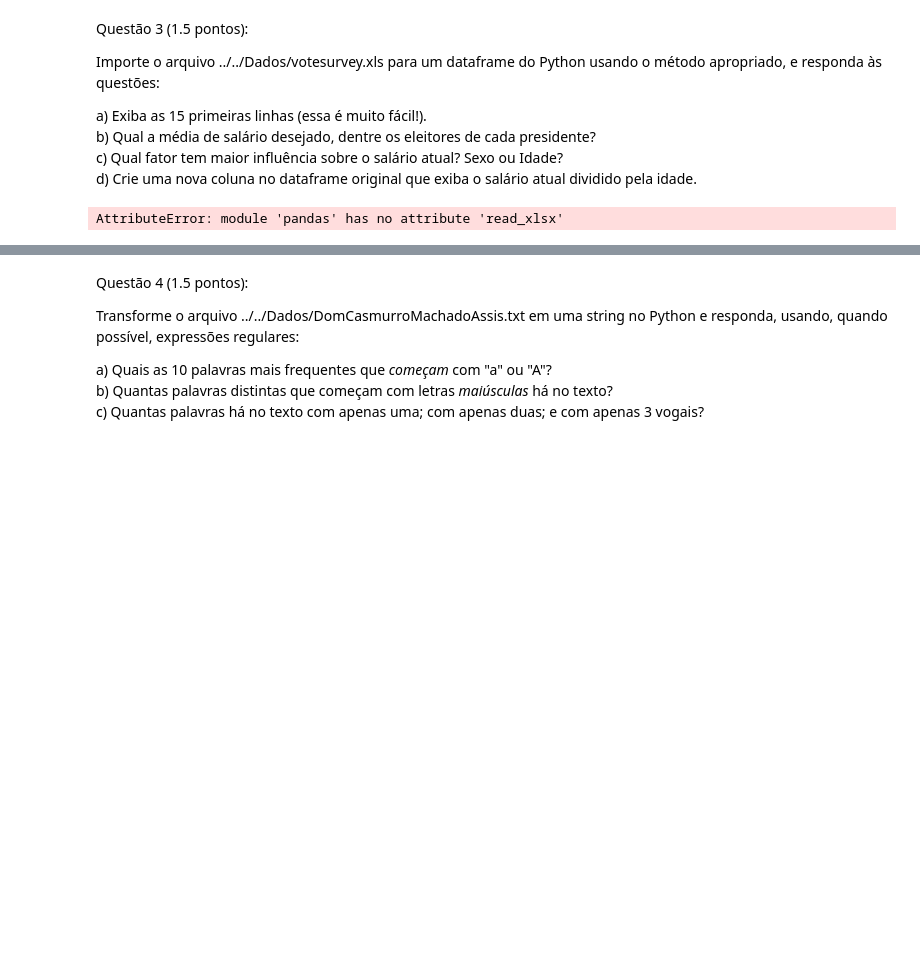
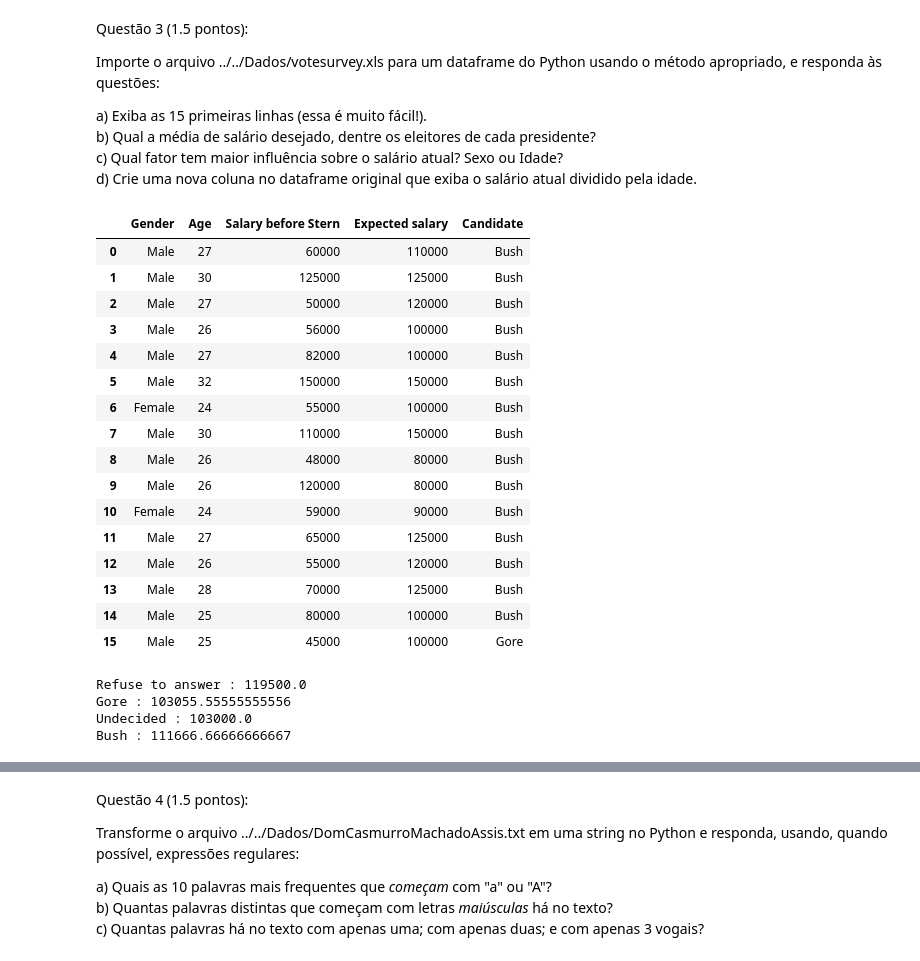
Before and after one commit to Fabioaraujo21/FGV_Programming_Languages, a Jupyter notebook: Python/Exercicios/Avaliacoes/Prova_A2_2018.ipynb, the cells around one changed output, grey strips where cells are left out. Cells and saved outputs as stored; diff of their text form; code cells hidden in the pictures; blank space fills up the shorter version.

```diff
--- a/Python/Exercicios/Avaliacoes/Prova_A2_2018.ipynb
+++ b/Python/Exercicios/Avaliacoes/Prova_A2_2018.ipynb
@@ -78,9 +102,3 @@ a) Exiba as 15 primeiras linhas (essa é muito fácil!).
 b) Qual a média de salário desejado, dentre os eleitores de cada presidente?
 c) Qual fator tem maior influência sobre o salário atual? Sexo ou Idade?
 d) Crie uma nova coluna no dataframe original que exiba o salário atual dividido pela idade.
-# %%
-df = pd.read_xlsx("votesurvey.xlsx")
-df
-df.head()
-# %% [output]
-AttributeError: module 'pandas' has no attribute 'read_xlsx'
@@ -95,0 +110,32 @@ df
+# %%
+#a)
+df_zoo = pd.read_excel('../../Dados/votesurvey.xls')
+df_zoo[0:16]
+# %% [output]
+|  | Gender | Age | Salary before Stern | Expected salary | Candidate |
+| 0 | Male | 27 | 60000 | 110000 | Bush |
+| 1 | Male | 30 | 125000 | 125000 | Bush |
+| 2 | Male | 27 | 50000 | 120000 | Bush |
+| 3 | Male | 26 | 56000 | 100000 | Bush |
+| 4 | Male | 27 | 82000 | 100000 | Bush |
+| 5 | Male | 32 | 150000 | 150000 | Bush |
+| 6 | Female | 24 | 55000 | 100000 | Bush |
+| 7 | Male | 30 | 110000 | 150000 | Bush |
+| 8 | Male | 26 | 48000 | 80000 | Bush |
+| 9 | Male | 26 | 120000 | 80000 | Bush |
+| 10 | Female | 24 | 59000 | 90000 | Bush |
+| 11 | Male | 27 | 65000 | 125000 | Bush |
+| 12 | Male | 26 | 55000 | 120000 | Bush |
+| 13 | Male | 28 | 70000 | 125000 | Bush |
+| 14 | Male | 25 | 80000 | 100000 | Bush |
+| 15 | Male | 25 | 45000 | 100000 | Gore |
+# %%
+#b)
+presidentes=list(set(df_votes.Candidate))
+for presidente in presidentes:
+    print(presidente,':',sum(df_votes[df_votes.Candidate == presidente].Expected_salary)/len(df_votes[df_votes.Candidate == presidente]))
+# %% [output]
+Refuse to answer : 119500.0
+Gore : 103055.55555555556
+Undecided : 103000.0
+Bush : 111666.66666666667
```
Also changed, not shown: parts of 36 cells of this notebook, 1 other file.
